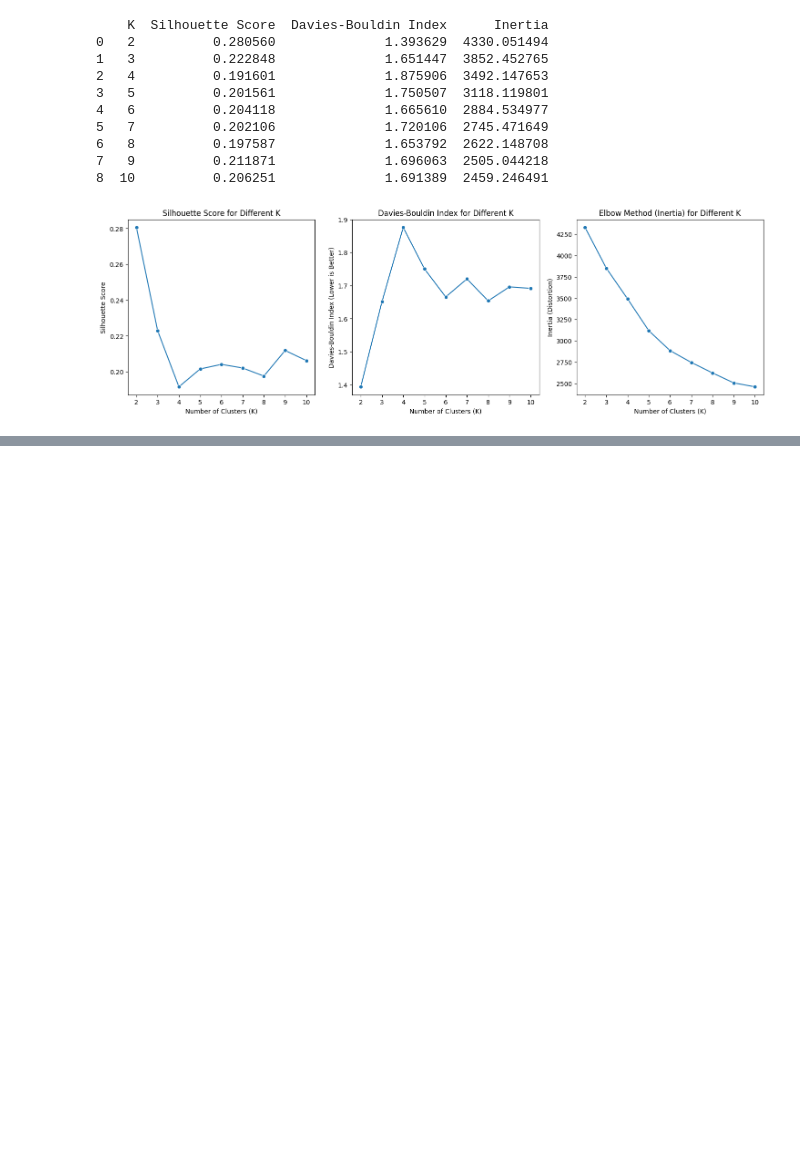
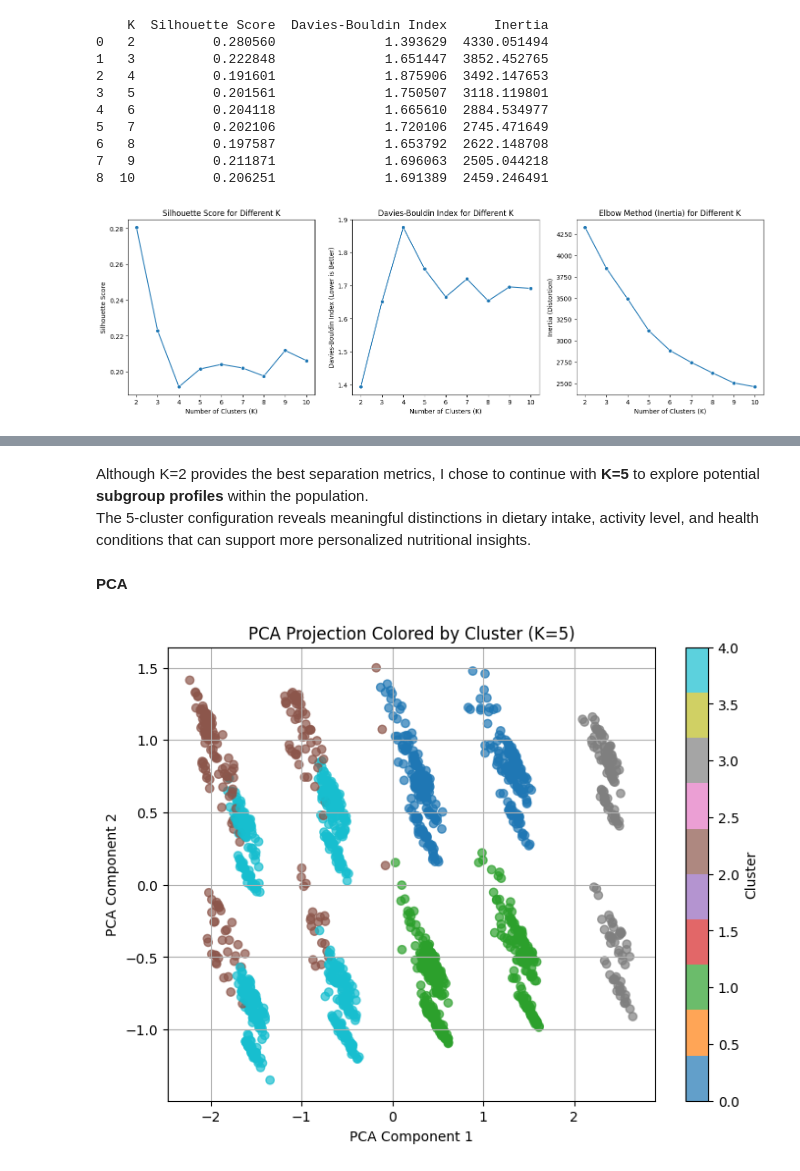
Before and after one commit to Edenshmuel/ICU_Nutrition_ML, a Jupyter notebook: Patient_Clustering.ipynb, the cells around one changed output, grey strips where cells are left out. Drawn from its saved outputs; the diff is of its cells as text; code cells hidden in the pictures; blank space fills up the shorter version.

```diff
--- a/Patient_Clustering.ipynb
+++ b/Patient_Clustering.ipynb
@@ -261,8 +258,0 @@ We selected K=6 as it provides the best balance between cluster separation (Silh
-# %%
-kmeans = KMeans(n_clusters=6, random_state=42, n_init=10)
-df_transformed["Cluster"] = kmeans.fit_predict(df_transformed)
-
-cluster_counts = df_transformed["Cluster"].value_counts()
-
-print("Cluster Counts:")
-print(cluster_counts)
@@ -301,0 +265,11 @@ Cluster                                                    ...
+# %%
+k_values = [2, 5]
+
+df_clusters = df_transformed.copy()
+
+for k in k_values:
+    kmeans = KMeans(n_clusters=k, random_state=42)
+    labels = kmeans.fit_predict(df_clusters.drop(columns=[col for col in df_clusters.columns if col.startswith("Cluster_K")]))
+    df_clusters[f'Cluster_K{k}'] = labels
+
+df_clusters.head()
@@ -301,0 +312,21 @@ Cluster                                                    ...
+# %% [markdown]
+Although K=2 provides the best separation metrics, I chose to continue with **K=5** to explore potential **subgroup profiles** within the population.
+The 5-cluster configuration reveals meaningful distinctions in dietary intake, activity level, and health conditions that can support more personalized nutritional insights.
+# %% [markdown]
+**PCA**
+# %%
+features = df_clusters.drop(columns=[col for col in df_clusters.columns if col.startswith("Cluster_K")])
+
+pca = PCA(n_components=2)
+X_pca = pca.fit_transform(features)
+
+plt.figure(figsize=(8, 6))
+plt.scatter(X_pca[:, 0], X_pca[:, 1], c=df_clusters['Cluster_K5'], cmap='tab10', alpha=0.7)
+plt.xlabel('PCA Component 1')
+plt.ylabel('PCA Component 2')
+plt.title('PCA Projection Colored by Cluster (K=5)')
+plt.colorbar(label='Cluster')
+plt.grid(True)
+plt.show()
+# %% [output]
+[figure, added]
```
Also changed, not shown: parts of 26 cells of this notebook.
